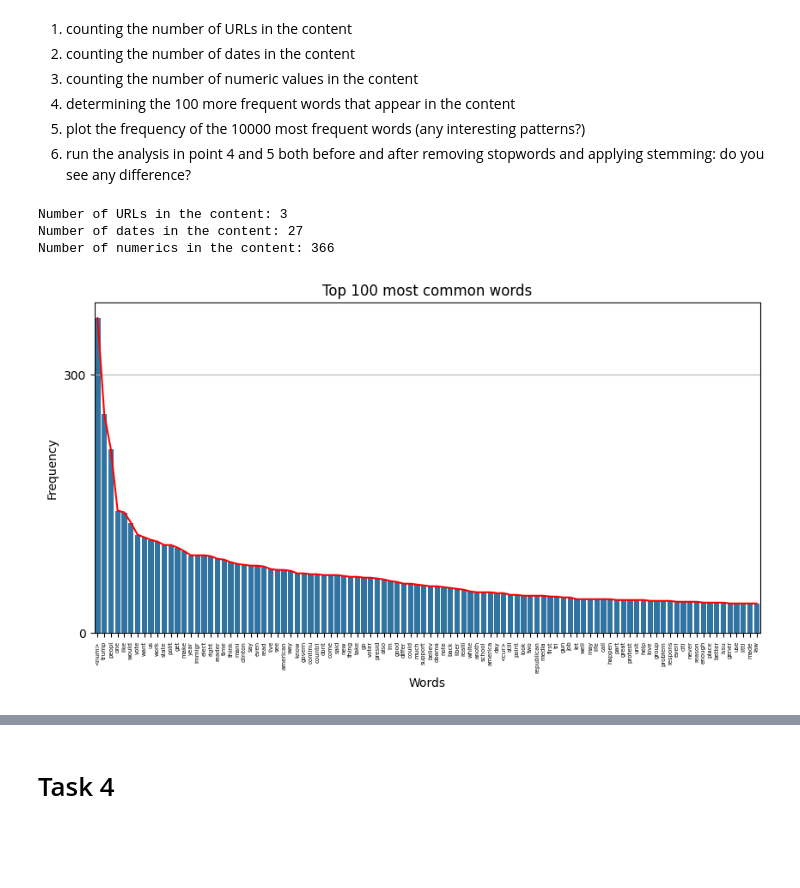
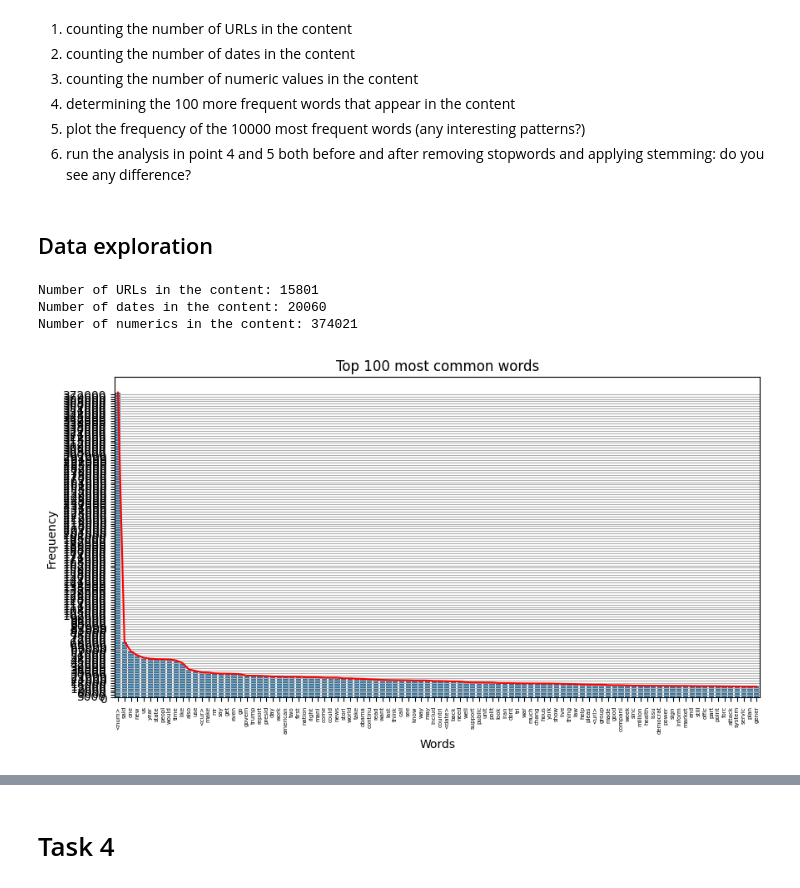
Before and after one commit to BogiSyderbo/FakeNewsProject, a Jupyter notebook: FakeNewsProject.ipynb, the cells around one changed output, grey strips where cells are left out. Cells and saved outputs as stored; diff of their text form; code cells hidden in the pictures; blank space fills up the shorter version.

Commit message:
added scraped data

```diff
--- a/FakeNewsProject.ipynb
+++ b/FakeNewsProject.ipynb
@@ -191,16 +152,28 @@ def plot_freq1(fq, top_n):
+# %%
+tokenizer = RegexpTokenizer(r'<[\w]+>|[\w]+')
+dfcpy["tokenized"] = dfcpy.content.apply(tokenizer.tokenize)
+# %%
+dfcpy.tokenized = dfcpy.tokenized.apply(rmv_stopwords)
+# %%
+dfcpy.tokenized = dfcpy.tokenized.apply(stem_tokens)
+# %%
+vocab = build_vocabulary(dfcpy.tokenized)
+# %% [markdown]
+## Data exploration
 # %%
-
+# make tokenize colum into a string with whitespace separator
+dfcpy.tokenized = dfcpy.tokenized.apply(lambda x: ' '.join(x))
 url_freq = vocab.get("<url>",0)
 date_freq = vocab.get("<date>",0)
 num_freq = vocab.get("<num>",0)
 print(f"Number of URLs in the content: {url_freq}")
 print(f"Number of dates in the content: {date_freq}")
 print(f"Number of numerics in the content: {num_freq}")
+plot_freq(vocab, 100)
 
-plot_freq(vocab, 100)
-#plot_freq1(vocab, 100)
+dfcpy.to_csv('cleaned_news_sample.csv', index=False)
 # %% [output]
-Number of URLs in the content: 3
-Number of dates in the content: 27
-Number of numerics in the content: 366
+Number of URLs in the content: 15801
+Number of dates in the content: 20060
+Number of numerics in the content: 374021
-[figure, old version]
+[figure, new version]
```
Also changed, not shown: parts of 40 cells of this notebook.
